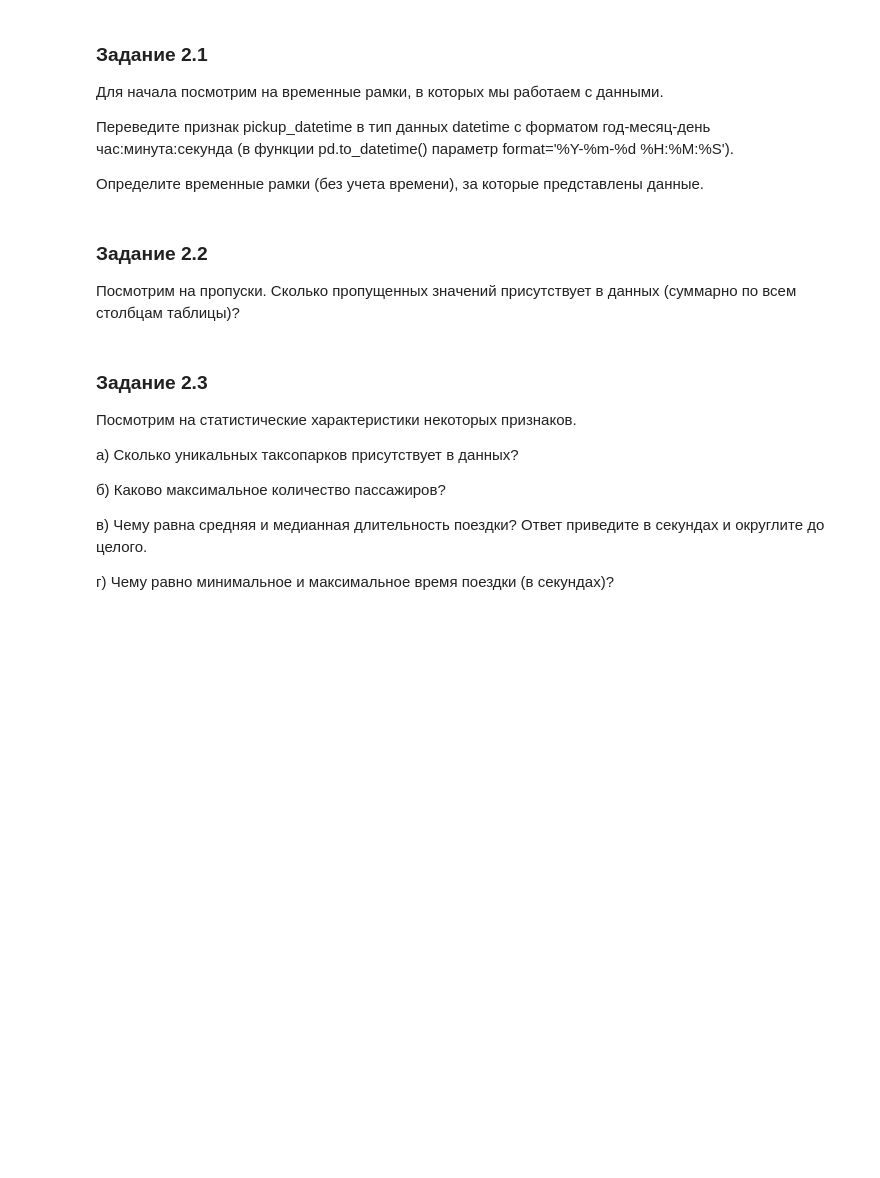
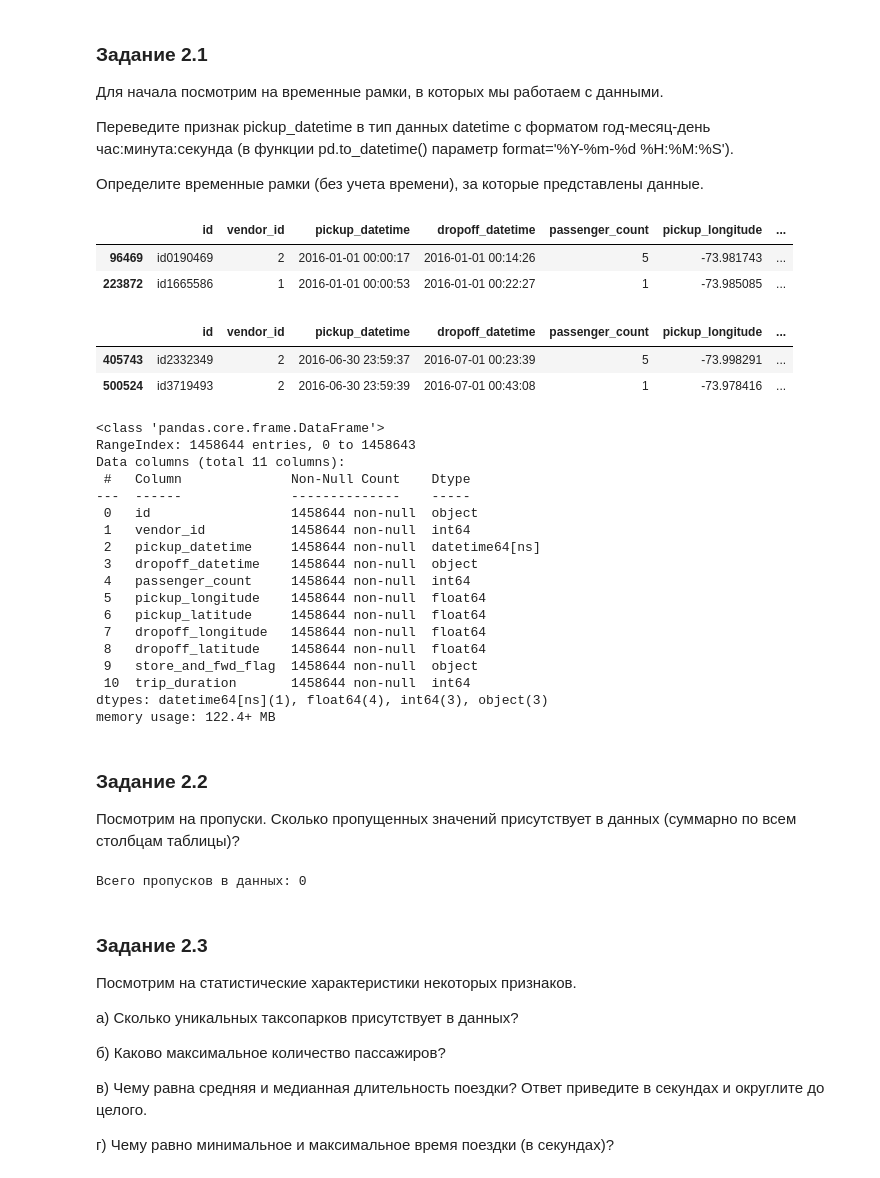
Before and after one commit to Elancinos/SF_DS_COURSE, a Jupyter notebook: Project_5/Project-5._Ноутбук-шаблон.ipynb, the cells around one changed output. Cells and saved outputs as stored; diff of their text form; code cells hidden in the pictures; blank space fills up the shorter version.

```diff
--- a/Project_5/Project-5._Ноутбук-шаблон.ipynb
+++ b/Project_5/Project-5._Ноутбук-шаблон.ipynb
@@ -100,3 +98,34 @@ Train data shape: (1458644, 11)
+# %%
+# ваш код здесь
+taxi_data['pickup_datetime'] = pd.to_datetime(taxi_data['pickup_datetime'], format='%Y-%m-%d %H:%M:%S')
+display(taxi_data.sort_values(by=['pickup_datetime']).head(2))
+display(taxi_data.sort_values(by=['pickup_datetime']).tail(2))
+taxi_data.info()
+# %% [output]
+|  | id | vendor_id | pickup_datetime | dropoff_datetime | passenger_count | pickup_longitude | ... |
+| 96469 | id0190469 | 2 | 2016-01-01 00:00:17 | 2016-01-01 00:14:26 | 5 | -73.981743 | ... |
+| 223872 | id1665586 | 1 | 2016-01-01 00:00:53 | 2016-01-01 00:22:27 | 1 | -73.985085 | ... |
+|  | id | vendor_id | pickup_datetime | dropoff_datetime | passenger_count | pickup_longitude | ... |
+| 405743 | id2332349 | 2 | 2016-06-30 23:59:37 | 2016-07-01 00:23:39 | 5 | -73.998291 | ... |
+| 500524 | id3719493 | 2 | 2016-06-30 23:59:39 | 2016-07-01 00:43:08 | 1 | -73.978416 | ... |
+<class 'pandas.core.frame.DataFrame'>
+RangeIndex: 1458644 entries, 0 to 1458643
+Data columns (total 11 columns):
+ #   Column              Non-Null Count    Dtype
+---  ------              --------------    -----
+ 0   id                  1458644 non-null  object
+ 1   vendor_id           1458644 non-null  int64
+ 2   pickup_datetime     1458644 non-null  datetime64[ns]
+ 3   dropoff_datetime    1458644 non-null  object
+ 4   passenger_count     1458644 non-null  int64
+ 5   pickup_longitude    1458644 non-null  float64
+ 6   pickup_latitude     1458644 non-null  float64
+ 7   dropoff_longitude   1458644 non-null  float64
+ 8   dropoff_latitude    1458644 non-null  float64
+ 9   store_and_fwd_flag  1458644 non-null  object
+ 10  trip_duration       1458644 non-null  int64
+dtypes: datetime64[ns](1), float64(4), int64(3), object(3)
+memory usage: 122.4+ MB
 # %% [markdown]
 ### Задание 2.2
 Посмотрим на пропуски.
@@ -106,3 +133,15 @@ Train data shape: (1458644, 11)
+# %%
+# ваш код здесь
+
+def isna_func(data, full=0):
+    if full != 0:
+        print(f'Всего пропусков в данных:\n{data.isnull().sum()}')
+    else:
+        print(f'Всего пропусков в данных: {data.isnull().sum().sum()}')
+
+isna_func(taxi_data)
+# %% [output]
+Всего пропусков в данных: 0
 # %% [markdown]
 ### Задание 2.3
 Посмотрим на статистические характеристики некоторых признаков.
```
Also changed, not shown: parts of 4 cells of this notebook.
